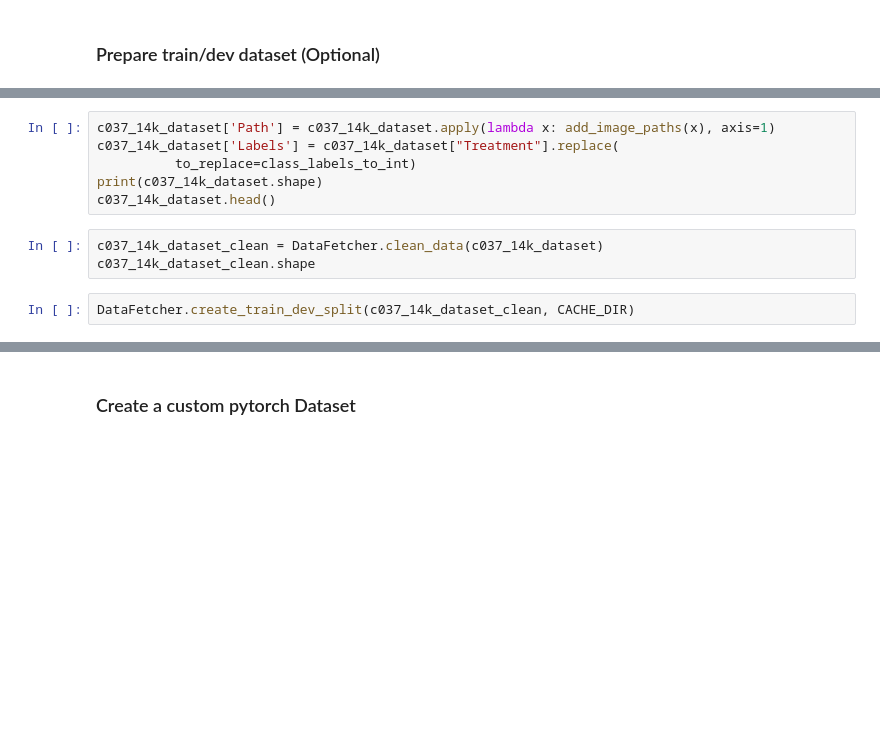
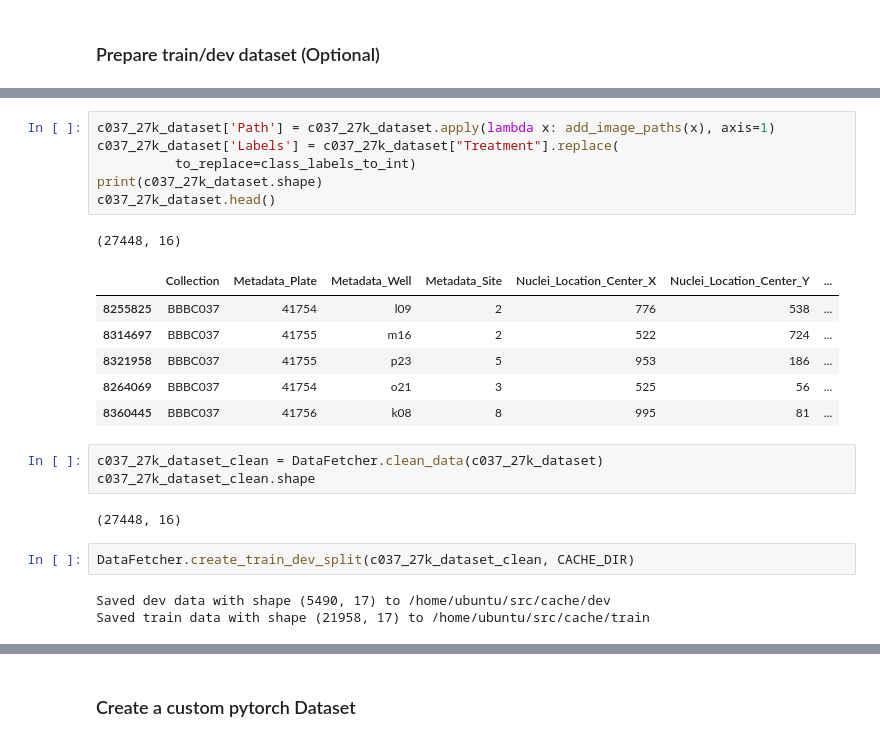
Before and after one commit to cankoc95/cellvit, a Jupyter notebook: maxvittrainvaltest-EC2-Can-Large.ipynb, the cells around one changed output, grey strips where cells are left out. Drawn from its saved outputs; the diff is of its cells as text; blank space fills up the shorter version.

```diff
--- a/maxvittrainvaltest-EC2-Can-Large.ipynb
+++ b/maxvittrainvaltest-EC2-Can-Large.ipynb
@@ -80,14 +115,27 @@ c037_14k_dataset.head()
 # %%
-c037_14k_dataset['Path'] = c037_14k_dataset.apply(lambda x: add_image_paths(x), axis=1)
-c037_14k_dataset['Labels'] = c037_14k_dataset["Treatment"].replace(
+c037_27k_dataset['Path'] = c037_27k_dataset.apply(lambda x: add_image_paths(x), axis=1)
+c037_27k_dataset['Labels'] = c037_27k_dataset["Treatment"].replace(
           to_replace=class_labels_to_int)
-print(c037_14k_dataset.shape)
-c037_14k_dataset.head()
+print(c037_27k_dataset.shape)
+c037_27k_dataset.head()
+# %% [output]
+(27448, 16)
+|  | Collection | Metadata_Plate | Metadata_Well | Metadata_Site | Nuclei_Location_Center_X | Nuclei_Location_Center_Y | ... |
+| 8255825 | BBBC037 | 41754 | l09 | 2 | 776 | 538 | ... |
+| 8314697 | BBBC037 | 41755 | m16 | 2 | 522 | 724 | ... |
+| 8321958 | BBBC037 | 41755 | p23 | 5 | 953 | 186 | ... |
+| 8264069 | BBBC037 | 41754 | o21 | 3 | 525 | 56 | ... |
+| 8360445 | BBBC037 | 41756 | k08 | 8 | 995 | 81 | ... |
 # %%
-c037_14k_dataset_clean = DataFetcher.clean_data(c037_14k_dataset)
-c037_14k_dataset_clean.shape
+c037_27k_dataset_clean = DataFetcher.clean_data(c037_27k_dataset)
+c037_27k_dataset_clean.shape
+# %% [output]
+(27448, 16)
 # %%
-DataFetcher.create_train_dev_split(c037_14k_dataset_clean, CACHE_DIR)
+DataFetcher.create_train_dev_split(c037_27k_dataset_clean, CACHE_DIR)
+# %% [output]
+Saved dev data with shape (5490, 17) to /home/ubuntu/src/cache/dev
+Saved train data with shape (21958, 17) to /home/ubuntu/src/cache/train
 # %%
 # Add channel information to each train and dev dataset
 
```
Also changed, not shown: parts of 12 cells of this notebook, 1 other file.
